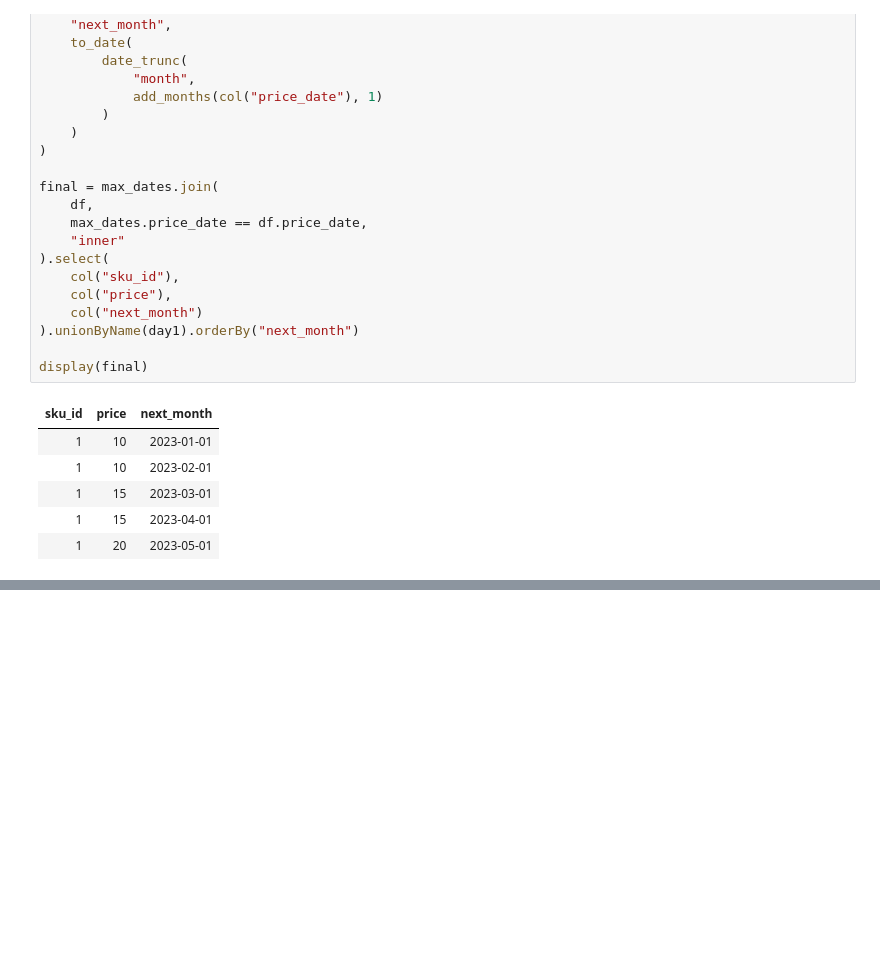
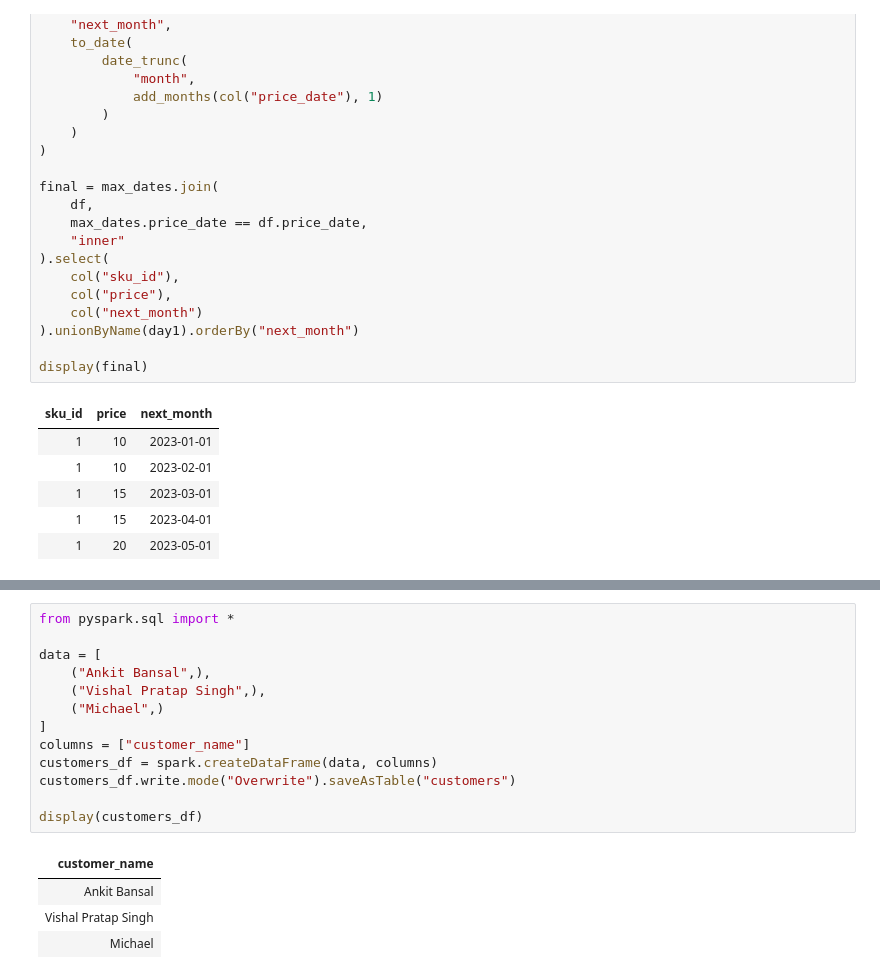
Before and after one commit to Rupam-1/SQL-Pyspark-practise_youtube, a Jupyter notebook: 07. PYSPARK - Part4.ipynb, the cells around one changed output, grey strips where cells are left out. Drawn from its saved outputs; the diff is of its cells as text; blank space fills up the shorter version.

```diff
--- a/07. PYSPARK - Part4.ipynb
+++ b/07. PYSPARK - Part4.ipynb
@@ -966,0 +978,18 @@ display(final)
+# %%
+from pyspark.sql import *
+
+data = [
+    ("Ankit Bansal",),
+    ("Vishal Pratap Singh",),
+    ("Michael",)
+]
+columns = ["customer_name"]
+customers_df = spark.createDataFrame(data, columns)
+customers_df.write.mode("Overwrite").saveAsTable("customers")
+
+display(customers_df)
+# %% [output]
+| customer_name |
+| Ankit Bansal |
+| Vishal Pratap Singh |
+| Michael |
```
Also changed, not shown: parts of 2 cells of this notebook, 1 other file.
